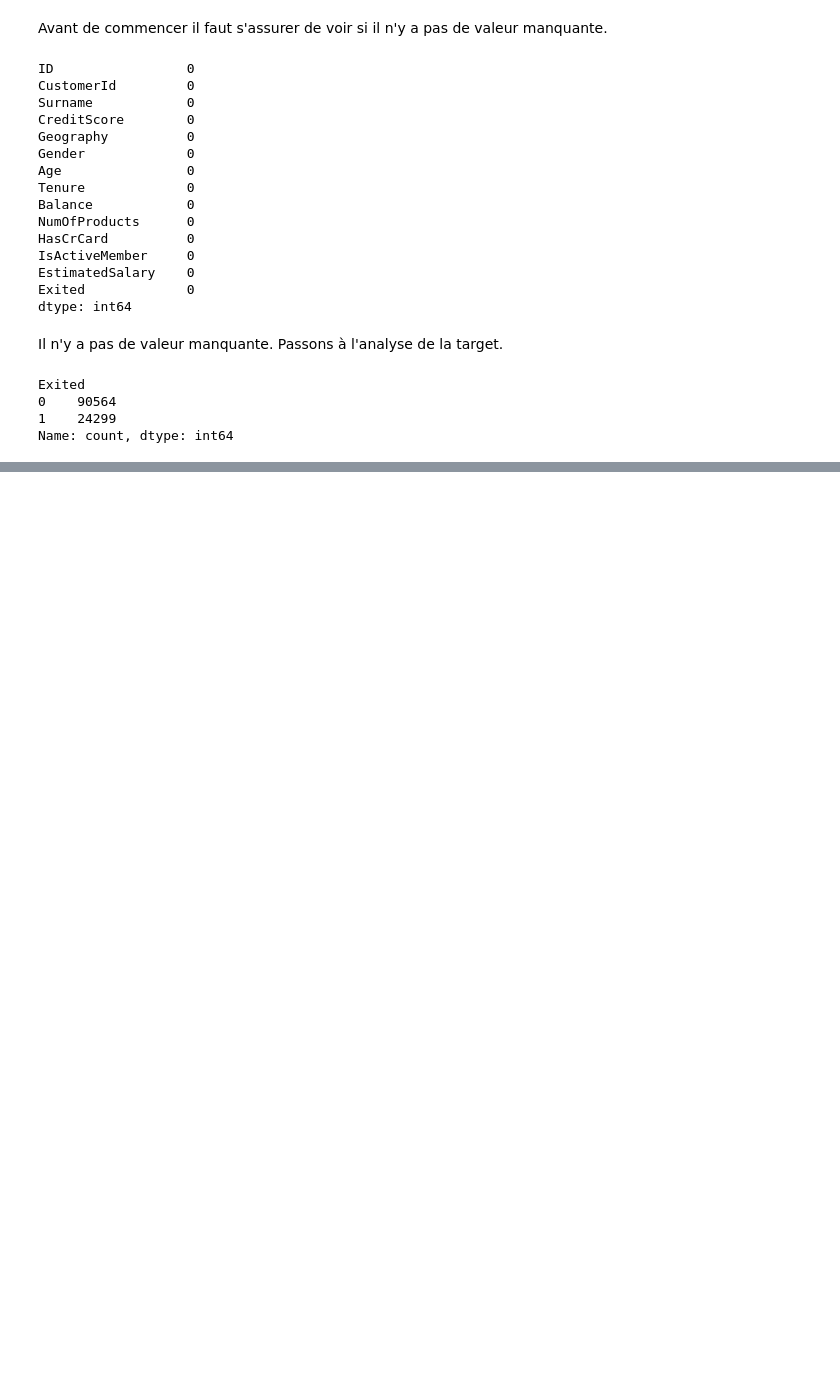
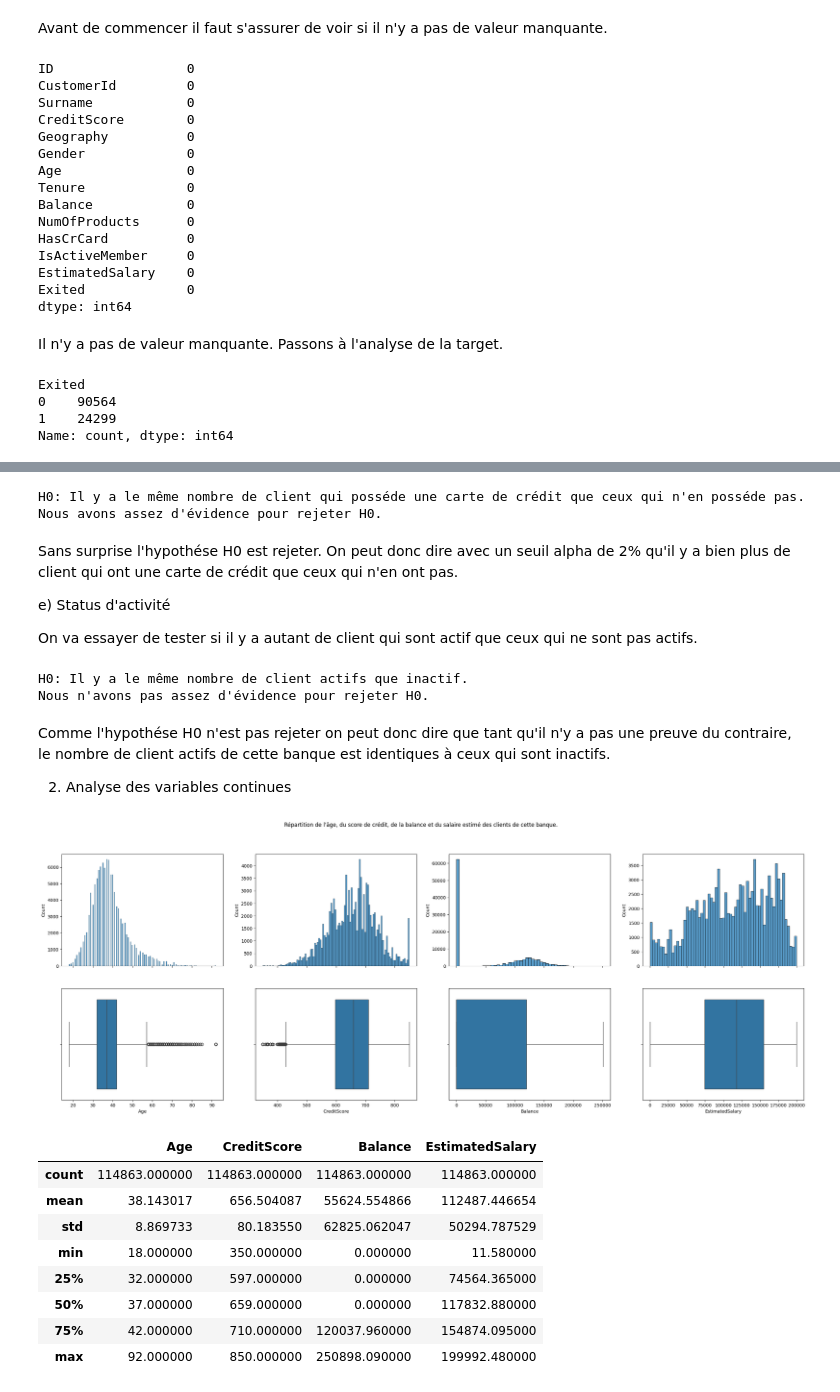
Before and after one commit to fmazur57u/Bank-churn, a Jupyter notebook: bankChurn/src/bankchurn/projet_bank_churn.ipynb, the cells around one changed output, grey strips where cells are left out. Cells and saved outputs as stored; diff of their text form; code cells hidden in the pictures; blank space fills up the shorter version.

Commit message:
fin de l'analyse univarié

```diff
--- a/bankChurn/src/bankchurn/projet_bank_churn.ipynb
+++ b/bankChurn/src/bankchurn/projet_bank_churn.ipynb
@@ -245,0 +213,76 @@ On peut en conclure que les clients qui sont proche de la retraite résilie le p
+# %%
+print(
+    "H0: Il y a le même nombre de client qui posséde une carte de crédit que ceux qui n'en posséde pas."
+)
+
+alpha = 0.02
+
+k = train_set["HasCrCard"].value_counts()[0]
+
+n = len(train_set)
+
+p_value = binomtest(k=k, n=n).pvalue
+
+if p_value < alpha:
+    print("Nous avons assez d'évidence pour rejeter H0.")
+else:
+    print("Nous n'avons pas assez d'évidence pour rejeter H0.")
+# %% [output]
+H0: Il y a le même nombre de client qui posséde une carte de crédit que ceux qui n'en posséde pas.
+Nous avons assez d'évidence pour rejeter H0.
+# %% [markdown]
+Sans surprise l'hypothése H0 est rejeter. On peut donc dire avec un seuil alpha de 2% qu'il y a bien plus de client qui ont une carte de crédit que ceux qui n'en ont pas.
+
+e) Status d'activité
+
+On va essayer de tester si il y a autant de client qui sont actif que ceux qui ne sont pas actifs.
+# %%
+print("H0: Il y a le même nombre de client actifs que inactif.")
+
+alpha = 0.02
+
+k = train_set["IsActiveMember"].value_counts()[0]
+
+n = len(train_set)
+
+p_value = binomtest(k=k, n=n).pvalue
+
+if p_value < alpha:
+    print("Nous avons assez d'évidence pour rejeter H0.")
+else:
+    print("Nous n'avons pas assez d'évidence pour rejeter H0.")
+# %% [output]
+H0: Il y a le même nombre de client actifs que inactif.
+Nous n'avons pas assez d'évidence pour rejeter H0.
+# %% [markdown]
+Comme l'hypothése H0 n'est pas rejeter on peut donc dire que tant qu'il n'y a pas une preuve du contraire, le nombre de client actifs de cette banque est identiques à ceux qui sont inactifs.
+
+2) Analyse des variables continues
+# %%
+fig, ax = plt.subplots(2, 4, sharex="col")
+fig.set_size_inches(30, 10)
+plt.suptitle(
+    "Répartition de l'âge, du score de crédit, de la balance et du salaire estimé des clients de cette banque."
+)
+sns.histplot(data=train_set, x="Age", ax=ax[0, 0])
+sns.boxplot(data=train_set, x="Age", ax=ax[1, 0])
+sns.histplot(data=train_set, x="CreditScore", ax=ax[0, 1])
+sns.boxplot(data=train_set, x="CreditScore", ax=ax[1, 1])
+sns.histplot(data=train_set, x="Balance", ax=ax[0, 2])
+sns.boxplot(data=train_set, x="Balance", ax=ax[1, 2])
+sns.histplot(data=train_set, x="EstimatedSalary", ax=ax[0, 3])
+sns.boxplot(data=train_set, x="EstimatedSalary", ax=ax[1, 3])
+plt.show()
+
+train_set[["Age", "CreditScore", "Balance", "EstimatedSalary"]].describe()
+# %% [output]
+[figure, added]
+|  | Age | CreditScore | Balance | EstimatedSalary |
+| count | 114863.000000 | 114863.000000 | 114863.000000 | 114863.000000 |
+| mean | 38.143017 | 656.504087 | 55624.554866 | 112487.446654 |
+| std | 8.869733 | 80.183550 | 62825.062047 | 50294.787529 |
+| min | 18.000000 | 350.000000 | 0.000000 | 11.580000 |
+| 25% | 32.000000 | 597.000000 | 0.000000 | 74564.365000 |
+| 50% | 37.000000 | 659.000000 | 0.000000 | 117832.880000 |
+| 75% | 42.000000 | 710.000000 | 120037.960000 | 154874.095000 |
+| max | 92.000000 | 850.000000 | 250898.090000 | 199992.480000 |
```
Also changed, not shown: parts of 17 cells of this notebook.
